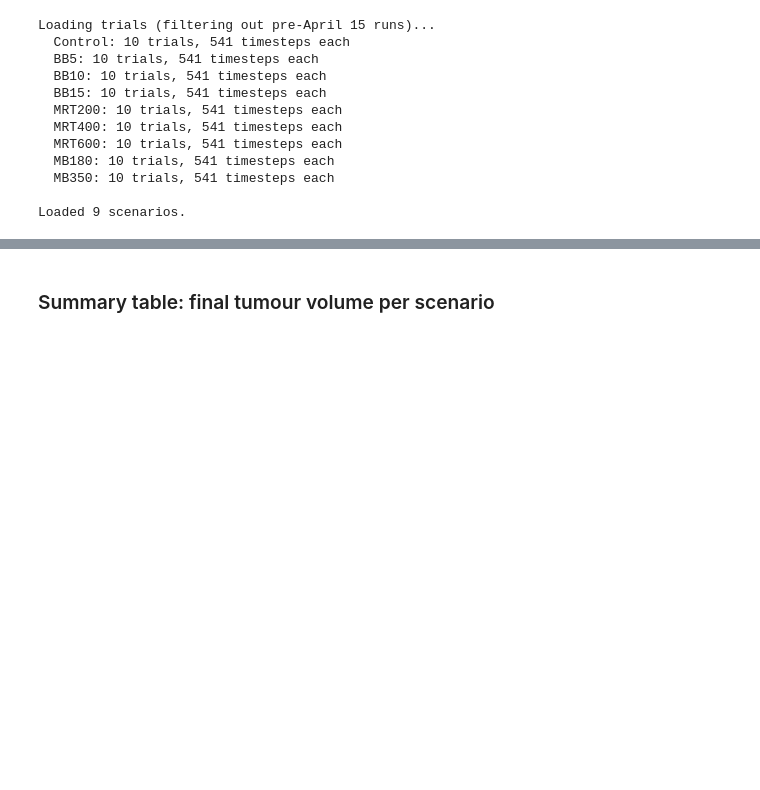
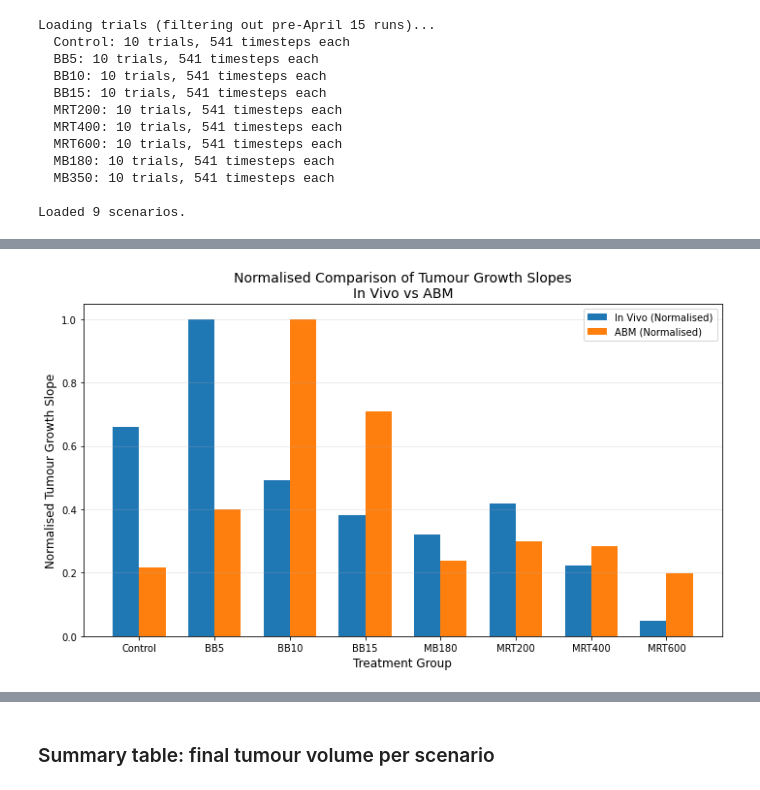
Before and after one commit to NafisaMaliat/GBM_Radiotherapy_ABM, a Jupyter notebook: TumourVolume_Comparison.ipynb, the cells around one changed output, grey strips where cells are left out. Cells and saved outputs as stored; diff of their text form; code cells hidden in the pictures; blank space fills up the shorter version.

```diff
--- a/TumourVolume_Comparison.ipynb
+++ b/TumourVolume_Comparison.ipynb
@@ -188,0 +352,75 @@ Saved to HALModeling2024Outs/tumour_volume_comparison.png
+# %%
+from scipy.stats import linregress
+
+# --- In vivo data (Romano et al.) — same as above ---
+in_vivo_slopes_data = {
+    "Control": [(12, 2), (20, 12), (24, 18)],
+    "BB5":     [(12, 2), (21, 20)],
+    "BB10":    [(12, 2), (28, 15), (38, 28)],
+    "BB15":    [(12, 2), (42, 25)],
+    "MB180":   [(12, 2), (25, 10), (29, 13)],
+    "MRT200":  [(12, 2), (21, 2), (26, 14), (29, 15)],
+    "MRT400":  [(12, 2), (49, 68), (57, 40), (62, 0)],
+    "MRT600":  [(12, 2), (54, 18), (62, 0)],
+}
+
+# Compute in vivo slopes via linear regression
+in_vivo_slopes = {}
+for treatment, points in in_vivo_slopes_data.items():
+    x, y = zip(*points)
+    slope, _, _, _, _ = linregress(x, y)
+    in_vivo_slopes[treatment] = slope
+
+# --- ABM slopes from simulation data ---
+# Use tumour volume (% brain) over Day 12–60 window (post-radiation)
+slope_scenarios = ["Control", "BB5", "BB10", "BB15", "MB180", "MRT200", "MRT400", "MRT600"]
+
+abm_slopes = {}
+for scen in slope_scenarios:
+    if scen in scenario_data:
+        d = scenario_data[scen]
+        # Fit slope over the post-radiation window
+        mask = (d['days'] >= 12) & (d['days'] <= 60)
+        x = d['days'][mask].astype(float)
+        y = d['mean'][mask]
+        slope, _, _, _, _ = linregress(x, y)
+        abm_slopes[scen] = slope
+
+# --- Normalise both to [0, 1] ---
+iv_max = max(in_vivo_slopes.values())
+abm_max = max(abm_slopes.values())
+
+iv_norm  = {k: v / iv_max for k, v in in_vivo_slopes.items()}
+abm_norm = {k: v / abm_max for k, v in abm_slopes.items()}
+
+# --- Plot ---
+treatments = list(in_vivo_slopes.keys())
+x = np.arange(len(treatments))
+bar_width = 0.35
+
+fig, ax = plt.subplots(figsize=(10, 6))
+
+bars_iv  = ax.bar(x - bar_width/2, [iv_norm[t] for t in treatments],
+                  bar_width, label='In Vivo (Normalised)', color='#1f77b4')
+bars_abm = ax.bar(x + bar_width/2, [abm_norm.get(t, 0) for t in treatments],
+                  bar_width, label='ABM (Normalised)', color='#ff7f0e')
+
+ax.set_xlabel('Treatment Group', fontsize=12)
+ax.set_ylabel('Normalised Tumour Growth Slope', fontsize=12)
+ax.set_title('Normalised Comparison of Tumour Growth Slopes\nIn Vivo vs ABM', fontsize=14)
+ax.set_xticks(x)
+ax.set_xticklabels(treatments, fontsize=10)
+ax.legend(fontsize=10)
+ax.grid(True, axis='y', alpha=0.3)
+
+plt.tight_layout()
+plt.savefig('HALModeling2024Outs/slope_comparison_invivo_vs_abm.png', dpi=200, bbox_inches='tight')
+plt.show()
+
+# Print slopes for reference
+print(f"\n{'Treatment':<12} {'In Vivo slope':>15} {'ABM slope':>15} {'IV norm':>10} {'ABM norm':>10}")
+print("-" * 65)
+for t in treatments:
+    print(f"{t:<12} {in_vivo_slopes[t]:>15.4f} {abm_slopes.get(t, 0):>15.6f} {iv_norm[t]:>10.3f} {abm_norm.get(t, 0):>10.3f}")
+# %% [output]
+[figure, added]
```
Also changed, not shown: parts of 8 cells of this notebook, 1 other file.
